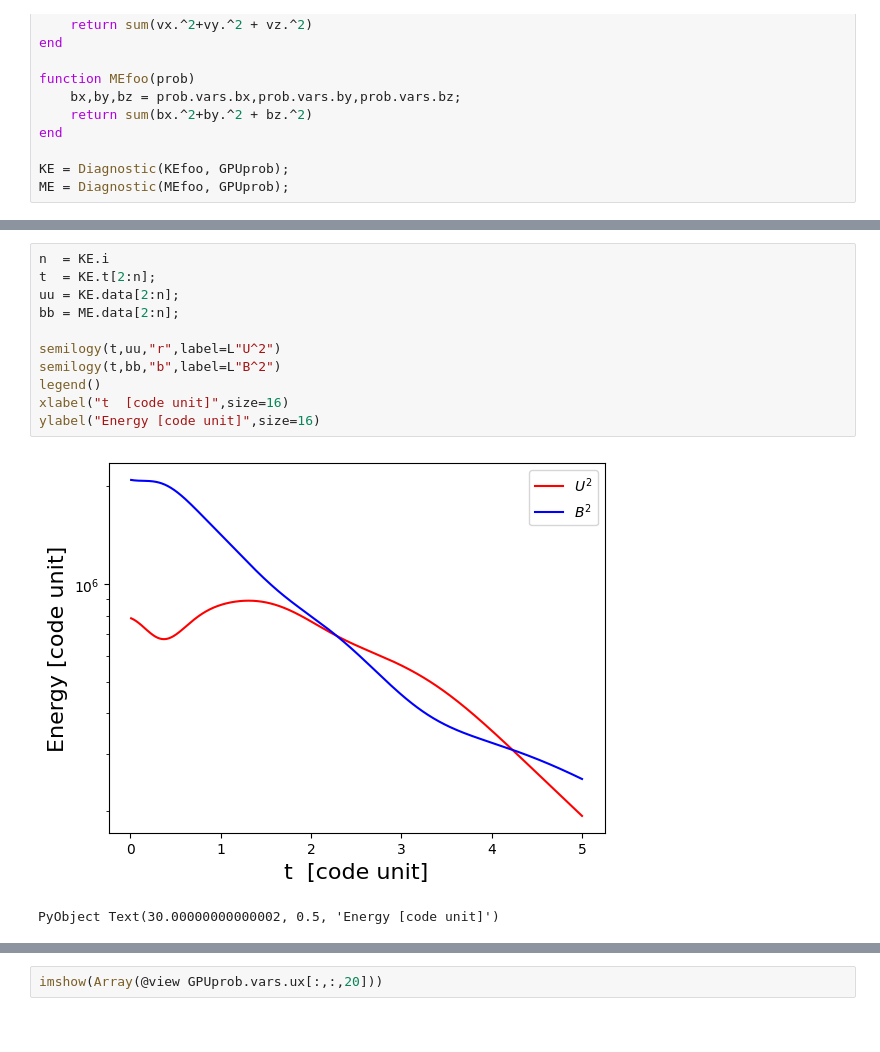
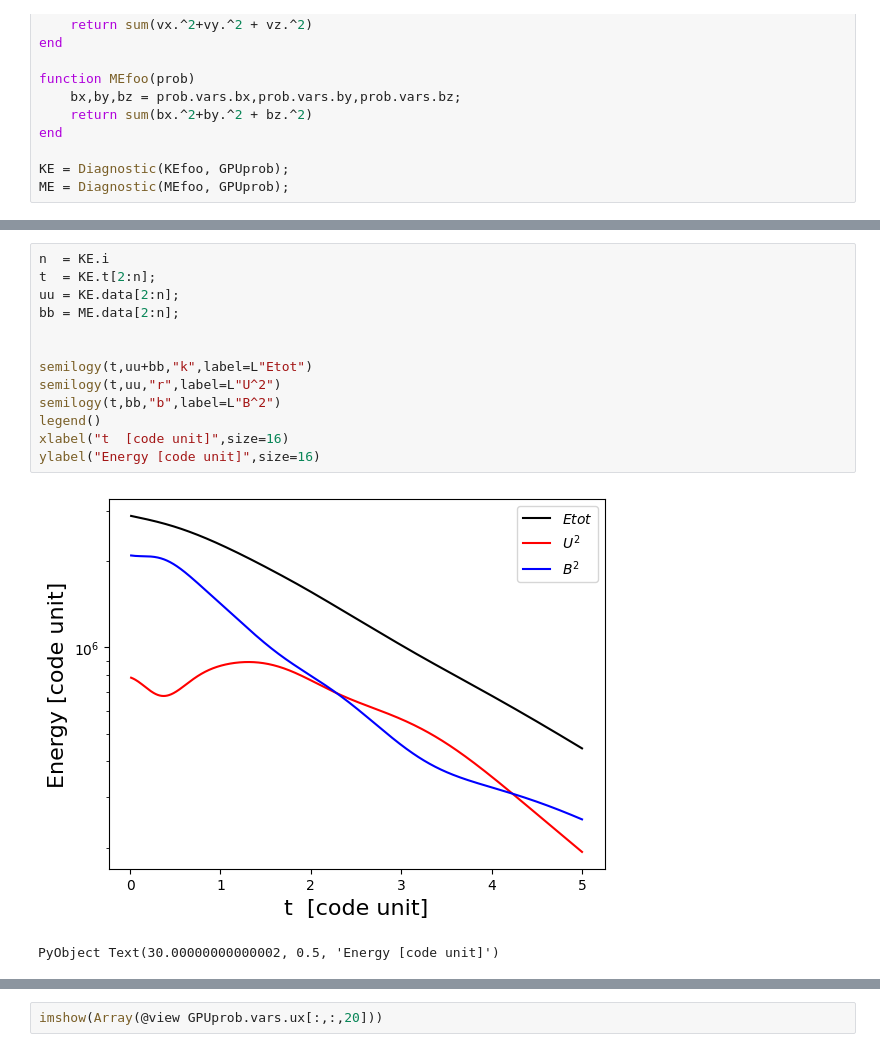
Before and after one commit to MHDFlows/MHDFlows.jl, a Jupyter notebook: example/GPUExample.ipynb, the cells around one changed output, grey strips where cells are left out. Drawn from its saved outputs; the diff is of its cells as text.

```diff
--- a/example/GPUExample.ipynb
+++ b/example/GPUExample.ipynb
@@ -138,16 +112,18 @@ n = 500, t =     4.83, KE =     25.3, ME=     31.2
 # %%
 n  = KE.i
 t  = KE.t[2:n];
 uu = KE.data[2:n];
 bb = ME.data[2:n];
 
+
+semilogy(t,uu+bb,"k",label=L"Etot")
 semilogy(t,uu,"r",label=L"U^2")
 semilogy(t,bb,"b",label=L"B^2")
 legend()
 xlabel("t  [code unit]",size=16)
 ylabel("Energy [code unit]",size=16)
 # %% [output]
-[figure, old version]
+[figure, new version]
 PyObject Text(30.00000000000002, 0.5, 'Energy [code unit]')
 # %%
 CUDA.memory_status()
```
Also changed, not shown: parts of 7 cells of this notebook, 27 other files.
